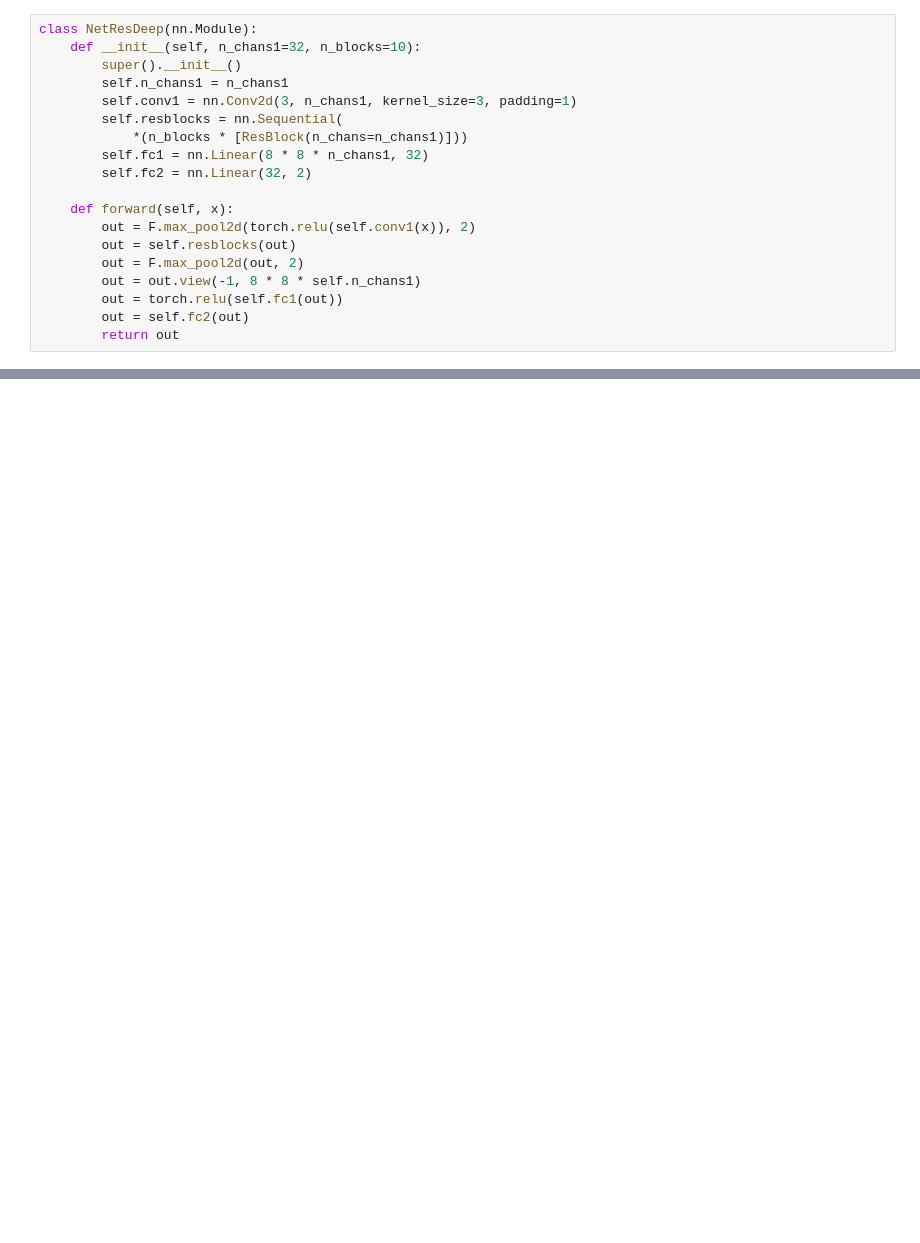
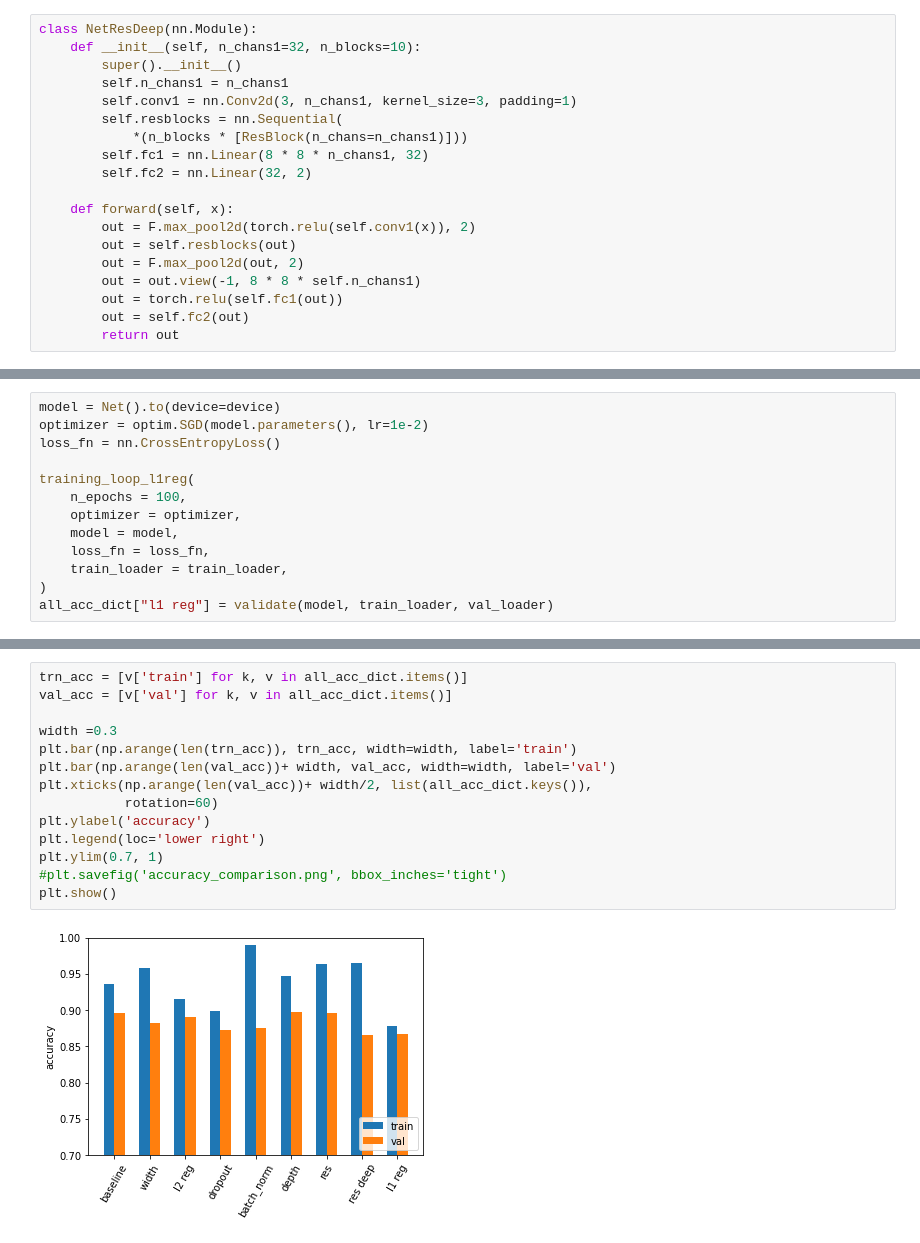
Before and after one commit to HyunsuLee/DL_with_pytorch, a Jupyter notebook: p1ch8/1_convolution.ipynb, the cells around one changed output, grey strips where cells are left out. Drawn from its saved outputs; the diff is of its cells as text; blank space fills up the shorter version.

```diff
--- a/p1ch8/1_convolution.ipynb
+++ b/p1ch8/1_convolution.ipynb
@@ -855,0 +890,13 @@ plt.show()
+# %%
+model = Net().to(device=device)
+optimizer = optim.SGD(model.parameters(), lr=1e-2)
+loss_fn = nn.CrossEntropyLoss()
+
+training_loop_l1reg(
+    n_epochs = 100,
+    optimizer = optimizer,
+    model = model,
+    loss_fn = loss_fn,
+    train_loader = train_loader,
+)
+all_acc_dict["l1 reg"] = validate(model, train_loader, val_loader)
@@ -855,0 +917,16 @@ plt.show()
+# %%
+trn_acc = [v['train'] for k, v in all_acc_dict.items()]
+val_acc = [v['val'] for k, v in all_acc_dict.items()]
+
+width =0.3
+plt.bar(np.arange(len(trn_acc)), trn_acc, width=width, label='train')
+plt.bar(np.arange(len(val_acc))+ width, val_acc, width=width, label='val')
+plt.xticks(np.arange(len(val_acc))+ width/2, list(all_acc_dict.keys()),
+           rotation=60)
+plt.ylabel('accuracy')
+plt.legend(loc='lower right')
+plt.ylim(0.7, 1)
+#plt.savefig('accuracy_comparison.png', bbox_inches='tight')
+plt.show()
+# %% [output]
+[figure, added]
```
Also changed, not shown: parts of 29 cells of this notebook.
